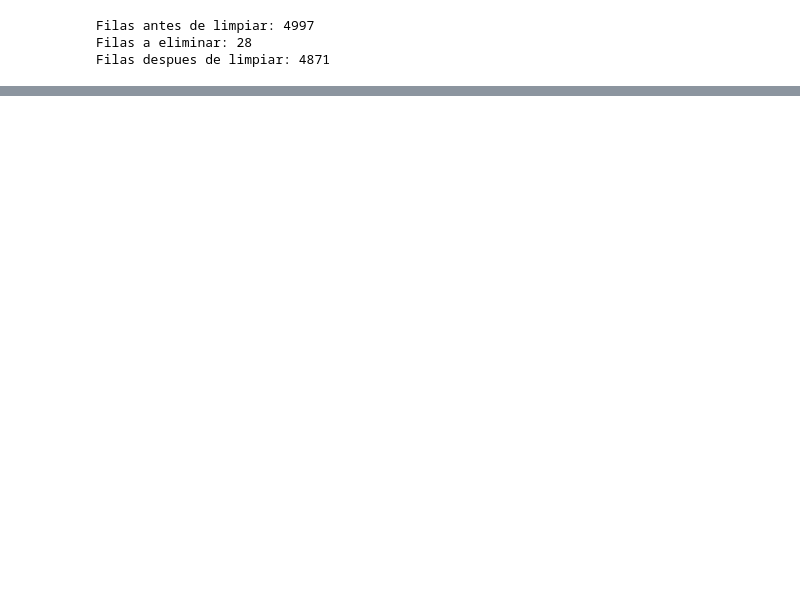
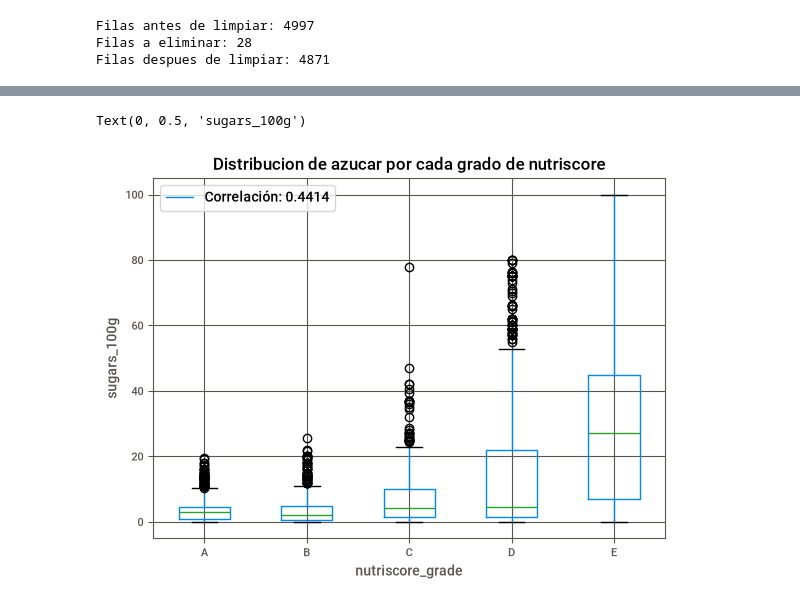
Before and after one commit to SantiWilli/TPEspecialFundamentos, a Jupyter notebook: entrega.ipynb, the cells around one changed output, grey strips where cells are left out. Cells and saved outputs as stored; diff of their text form; code cells hidden in the pictures; blank space fills up the shorter version.

Commit message:
Validamos algunas hipotesis

```diff
--- a/entrega.ipynb
+++ b/entrega.ipynb
@@ -160,0 +188,27 @@ Los productos con gluten no superan el 50% (32.7%)
+# %%
+import scipy
+
+# Validamos la segunda hipotesis: Los alimentos con mayor cantidad de azucar tienen un nutriscore mas bajo
+
+df_h2 = df[["nutriscore_grade", "sugars_100g"]].copy()
+
+notas = {"A": 1, "B": 2, "C": 3, "D": 4, "E": 5}
+
+df_h2["nutriscore_num"] = df_h2["nutriscore_grade"].map(notas)
+
+df_h2 = df_h2.dropna()
+
+correlacion = df_h2[["sugars_100g", "nutriscore_num"]].corr(method="spearman").iloc[0, 1]
+
+var1 = "nutriscore_grade"
+var2 = "sugars_100g"
+
+df_h2.boxplot(column=var2, by=var1)
+plt.title("Distribucion de azucar por cada grado de nutriscore")
+plt.legend([f"Correlación: {correlacion:.4f}"], loc="upper left")
+plt.suptitle('')
+plt.xlabel(var1)
+plt.ylabel(var2)
+# %% [output]
+Text(0, 0.5, 'sugars_100g')
+[figure, added]
```
Also changed, not shown: parts of 5 cells of this notebook.
